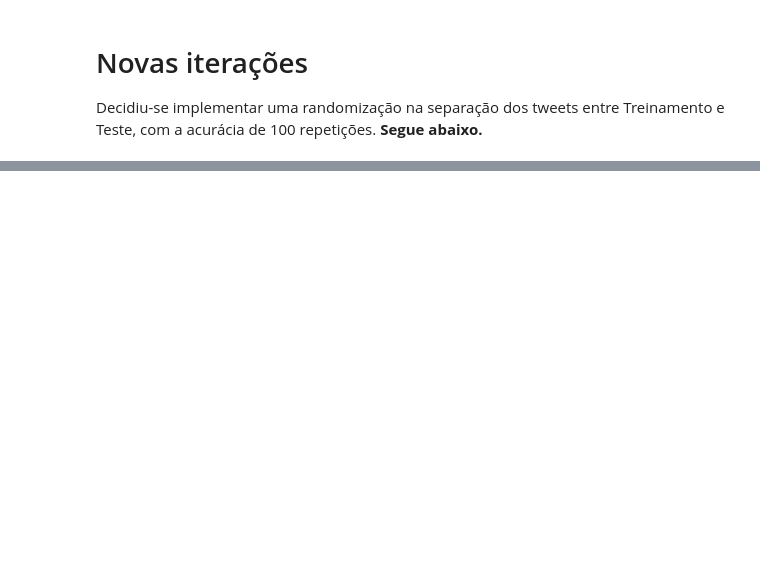
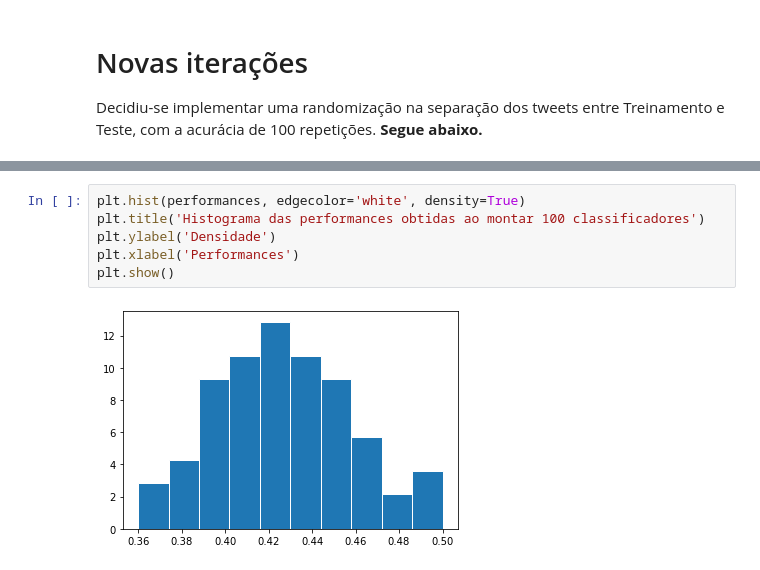
Before and after one commit to G3mha/does-Twitter-like-iPhone, a Jupyter notebook: Projeto1_Layout_Classificador.ipynb, the cells around one changed output, grey strips where cells are left out. Drawn from its saved outputs; the diff is of its cells as text; blank space fills up the shorter version.

```diff
--- a/Projeto1_Layout_Classificador.ipynb
+++ b/Projeto1_Layout_Classificador.ipynb
@@ -461,0 +490,8 @@ def classificador(frase):
+# %%
+plt.hist(performances, edgecolor='white', density=True)
+plt.title('Histograma das performances obtidas ao montar 100 classificadores')
+plt.ylabel('Densidade')
+plt.xlabel('Performances')
+plt.show()
+# %% [output]
+[figure, added]
```
Also changed, not shown: parts of 15 cells of this notebook.
